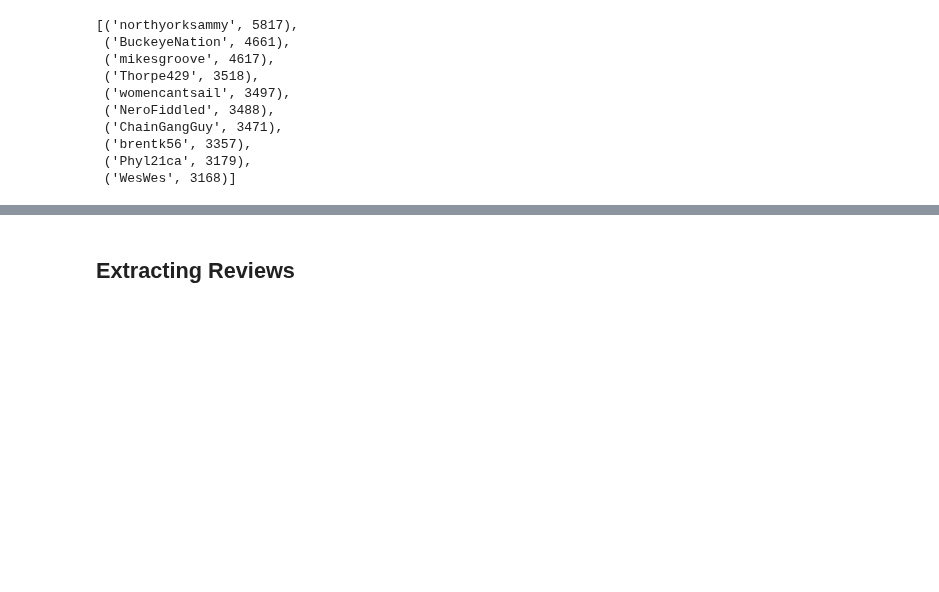
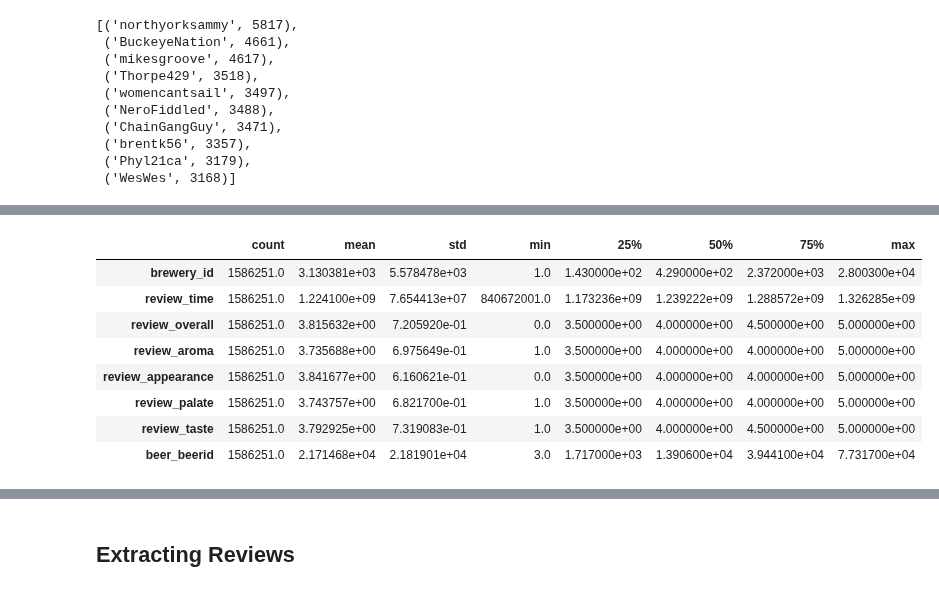
Before and after one commit to wkerneck/DataMiningClass, a Jupyter notebook: 7331_Data_MiningProject_3_CC.ipynb, the cells around one changed output, grey strips where cells are left out. Saved outputs shown, nothing was run; the diff lists cells and outputs as text; code cells hidden in the pictures; blank space fills up the shorter version.

```diff
--- a/7331_Data_MiningProject_3_CC.ipynb
+++ b/7331_Data_MiningProject_3_CC.ipynb
@@ -238,0 +228,3 @@ toprevs.most_common(10)
+# %%
+beerDF.drop('beer_abv', axis=1, inplace=True)
+beerDF.info()
@@ -238,0 +249,3 @@ toprevs.most_common(10)
+# %%
+beerDF2 = beerDF[beerDF.review_profilename.notnull()]
+beerDF2.info()
@@ -238,0 +270,3 @@ toprevs.most_common(10)
+# %%
+beerDF3 = beerDF2[beerDF2.brewery_name.notnull()]
+beerDF3.info()
@@ -238,0 +291,15 @@ toprevs.most_common(10)
+# %%
+#review our new dataset without any null values
+summary3 = beerDF3.describe()
+summary3 = summary3.transpose()
+summary3
+# %% [output]
+|  | count | mean | std | min | 25% | 50% | 75% | max |
+| brewery_id | 1586251.0 | 3.130381e+03 | 5.578478e+03 | 1.0 | 1.430000e+02 | 4.290000e+02 | 2.372000e+03 | 2.800300e+04 |
+| review_time | 1586251.0 | 1.224100e+09 | 7.654413e+07 | 840672001.0 | 1.173236e+09 | 1.239222e+09 | 1.288572e+09 | 1.326285e+09 |
+| review_overall | 1586251.0 | 3.815632e+00 | 7.205920e-01 | 0.0 | 3.500000e+00 | 4.000000e+00 | 4.500000e+00 | 5.000000e+00 |
+| review_aroma | 1586251.0 | 3.735688e+00 | 6.975649e-01 | 1.0 | 3.500000e+00 | 4.000000e+00 | 4.000000e+00 | 5.000000e+00 |
+| review_appearance | 1586251.0 | 3.841677e+00 | 6.160621e-01 | 0.0 | 3.500000e+00 | 4.000000e+00 | 4.000000e+00 | 5.000000e+00 |
+| review_palate | 1586251.0 | 3.743757e+00 | 6.821700e-01 | 1.0 | 3.500000e+00 | 4.000000e+00 | 4.000000e+00 | 5.000000e+00 |
+| review_taste | 1586251.0 | 3.792925e+00 | 7.319083e-01 | 1.0 | 3.500000e+00 | 4.000000e+00 | 4.500000e+00 | 5.000000e+00 |
+| beer_beerid | 1586251.0 | 2.171468e+04 | 2.181901e+04 | 3.0 | 1.717000e+03 | 1.390600e+04 | 3.944100e+04 | 7.731700e+04 |
```
Also changed, not shown: parts of 30 cells of this notebook.
